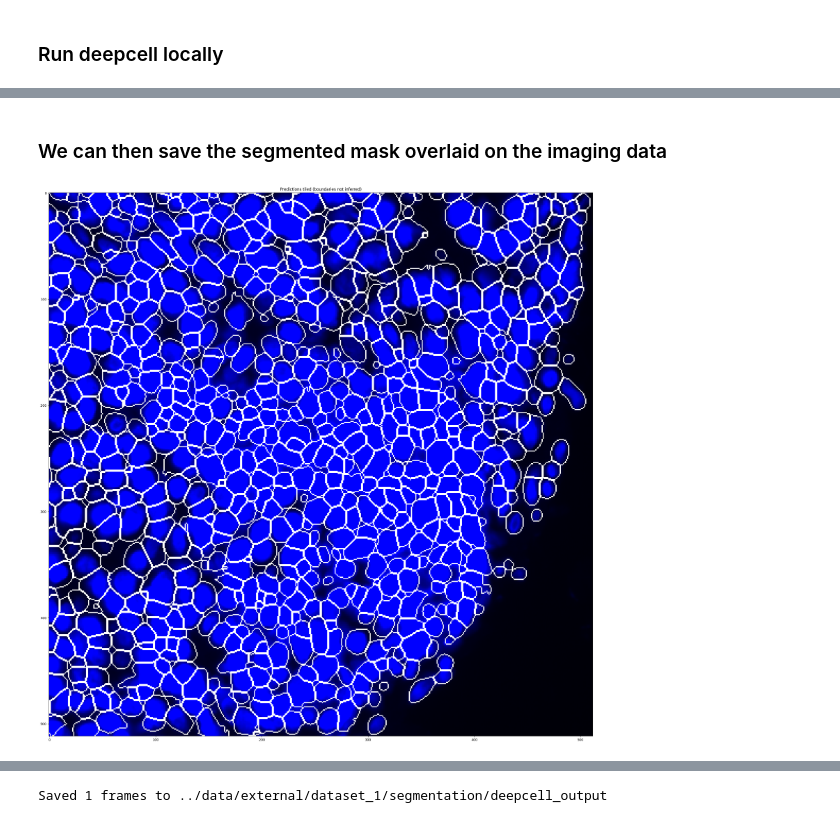
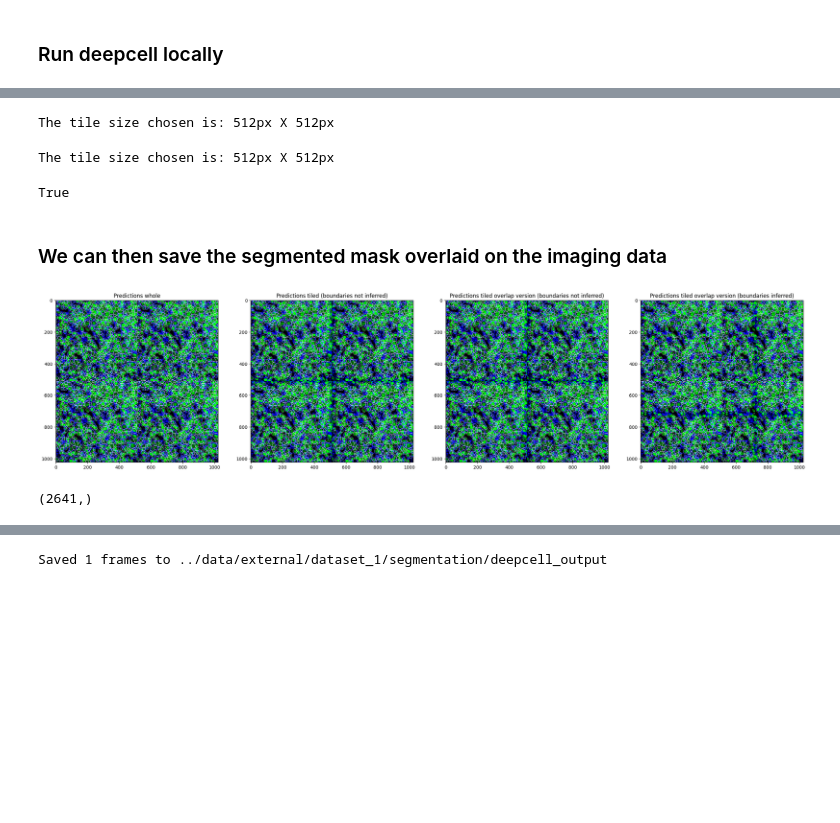
Before and after one commit to jonasmac16/ark-analysis-celldive, a Jupyter notebook: templates/1_Segment_Image_Data_local.ipynb, the cells around one changed output, grey strips where cells are left out. Drawn from its saved outputs; the diff is of its cells as text; code cells hidden in the pictures; blank space fills up the shorter version.

```diff
--- a/templates/1_Segment_Image_Data_local.ipynb
+++ b/templates/1_Segment_Image_Data_local.ipynb
@@ -552,27 +648,42 @@ stats.print_stats(10)
+# %%
+segmentation_predictions_whole_gaps_overlap_true = predict_tiled_overlap(fov0_big, 512, 512, -99, cutoff=2, overlap=300, background_threshold= 0.1, infer_gaps=True, compartment="whole-cell")
+# %% [output]
+The tile size chosen is: 512px X 512px
+# %%
+segmentation_predictions_whole_gaps = predict_tiled(fov0_big, 512, 512, -99, cutoff=2, background_threshold= 0.1, infer_gaps=False, compartment="whole-cell")
+# %% [output]
+The tile size chosen is: 512px X 512px
+# %%
+(segmentation_predictions_whole_gaps == segmentation_predictions_whole_gaps_overlap_false).all()
+# %% [output]
+True
 # %% [markdown]
 ### We can then save the segmented mask overlaid on the imaging data
 # %%
 # create rgb overlay of image data for visualization
-rgb_images = create_rgb_image(np.asarray(fov0[:,:,:,[0]]), channel_colors=['blue'])
+rgb_images = create_rgb_image(np.asarray(fov0_big[:,:,:,:]), channel_colors=['green', 'blue'])
 # %%
-# overlay_data = make_outline_overlay(rgb_data=rgb_images, predictions=segmentation_predictions_whole)
-# overlay_data_tile_pipeline_gaps = make_outline_overlay(rgb_data=rgb_images, predictions=pipeline_mask_gaps)
-overlay_data_tile_pipeline_no_gaps = make_outline_overlay(rgb_data=rgb_images, predictions=segmentation_predictions_whole_gaps)
+overlay_data = make_outline_overlay(rgb_data=rgb_images, predictions=segmentation_predictions_whole)
+overlay_data_tile_pipeline_gaps = make_outline_overlay(rgb_data=rgb_images, predictions=segmentation_predictions_whole_gaps)
+overlay_data_tile_pipeline_gaps_overlap = make_outline_overlay(rgb_data=rgb_images, predictions=segmentation_predictions_whole_gaps_overlap_false)
+overlay_data_tile_pipeline_no_gaps_overlap = make_outline_overlay(rgb_data=rgb_images, predictions=segmentation_predictions_whole_gaps_overlap_true)
 # %%
 # select index for displaying
 idx = 0
 
 # plot the data
-fig, ax = plt.subplots(1 ,figsize=(30, 30))
+fig, ax = plt.subplots(1, 4 ,figsize=(30, 30))
 
-# ax[0].imshow(overlay_data[idx, 6000:6512, 2500:3012, ...])
-ax.imshow(overlay_data_tile_pipeline_no_gaps[0, 6000:6512, 2500:3012,...])
-# ax[1].imshow(overlay_data_tile_pipeline_gaps[idx, ...])
+ax[0].imshow(overlay_data[idx, ...])
+ax[1].imshow(overlay_data_tile_pipeline_gaps[idx,...])
+ax[2].imshow(overlay_data_tile_pipeline_gaps_overlap[idx, ...])
+ax[3].imshow(overlay_data_tile_pipeline_no_gaps_overlap[idx, ...])
 
-# ax[0].set_title('Predictions whole')
-ax.set_title('Predictions tiled (boundaries not inferred)')
-# ax[1].set_title('Predictions tiled (boundaries removed)')
+ax[0].set_title('Predictions whole')
+ax[1].set_title('Predictions tiled (boundaries not inferred)')
+ax[2].set_title('Predictions tiled overlap version (boundaries not inferred)')
+ax[3].set_title('Predictions tiled overlap version (boundaries inferred)')
 
 plt.show()
 # %% [output]
-[figure, old version]
+[figure, new version]
@@ -583,3 +698,5 @@ plt.show()
 # %%
-# (areas_tiled_gaps[areas_tiled_gaps > 50]).shape
+(areas_whole[areas_whole > 50]).shape
+# %% [output]
+(2641,)
 # %%
```
Also changed, not shown: parts of 54 cells of this notebook, 1 other file.
